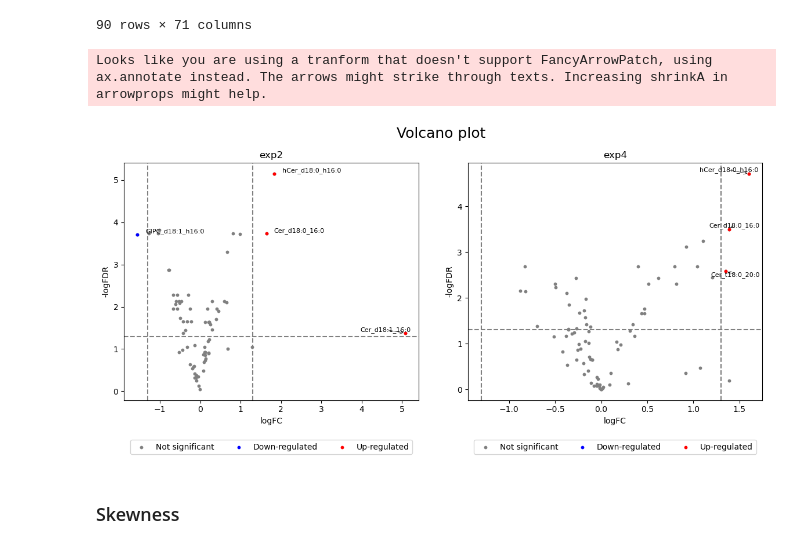
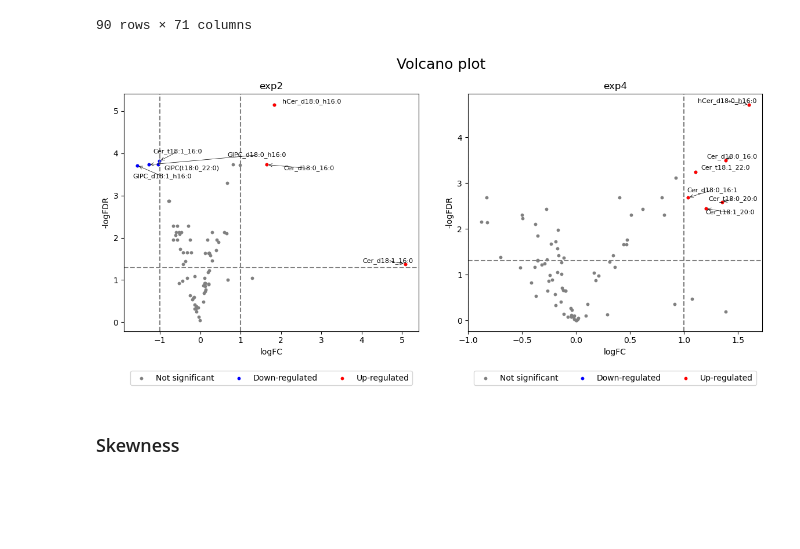
Before and after one commit to janniswi00/sphingo_modelling, a Jupyter notebook: code/analysis.ipynb, the cells around one changed output. Drawn from its saved outputs; the diff is of its cells as text; code cells hidden in the pictures; blank space fills up the shorter version.

Commit message:
Volcano plot: corrected lines

```diff
--- a/code/analysis.ipynb
+++ b/code/analysis.ipynb
@@ -342,7 +342,7 @@ df
 # %%
 size = 10
 signif = 0.05
-level = -np.log10(signif)
+level = 1
 
 fig, axs = plt.subplots(1, 2, figsize=(12,6))
 
@@ -358,36 +358,35 @@ for i, exp in enumerate(["exp2", "exp4"]):
     axs[i].scatter(x=down["log2_fc"], y=down["p_val_adj"].apply(lambda x:-np.log10(x)), s=size, label="Down-regulated", color="blue")
     axs[i].scatter(x=up["log2_fc"], y=up["p_val_adj"].apply(lambda x:-np.log10(x)), s=size, label="Up-regulated", color="red")
 
 
     # add texts
     texts=[]
     for _,r in up.iterrows():
         texts.append(axs[i].text(x=r['log2_fc'],y=-np.log10(r['p_val_adj']),s=r["compounds"], fontsize=8))
 
     for _,r in down.iterrows():
         texts.append(axs[i].text(x=r['log2_fc'],y=-np.log10(r['p_val_adj']),s=r["compounds"], fontsize=8))
 
     adjust_text(texts, ax=axs[i], arrowprops=dict(arrowstyle="->", color='black', lw=0.5),
                 expand_points=(1.2,1.2),
                 expand_text=(1.2,1.2),
                 force_points=0.5,
                 force_text=0.5,
                 lim=100)
 
     axs[i].set_title(f"{exp}")
     axs[i].set_xlabel("logFC")
     axs[i].set_ylabel("-logFDR")
     axs[i].axvline(level*-1, color="grey", linestyle="--")
     axs[i].axvline(level, color="grey", linestyle="--")
-    axs[i].axhline(level, color="grey", linestyle="--")
+    axs[i].axhline(-np.log10(signif), color="grey", linestyle="--")
     axs[i].legend(bbox_to_anchor=(0.5, -0.15), ncol=3, loc="upper center")
 
 
 plt.suptitle("Volcano plot", fontsize=18)
 plt.tight_layout()
 # %% [output]
-Looks like you are using a tranform that doesn't support FancyArrowPatch, using ax.annotate instead. The arrows might strike through texts. Increasing shrinkA in arrowprops might help.
-[figure, old version]
+[figure, new version]
 # %% [markdown]
 ### Skewness
 # %%
```
Also changed, not shown: parts of 1 cell of this notebook.
